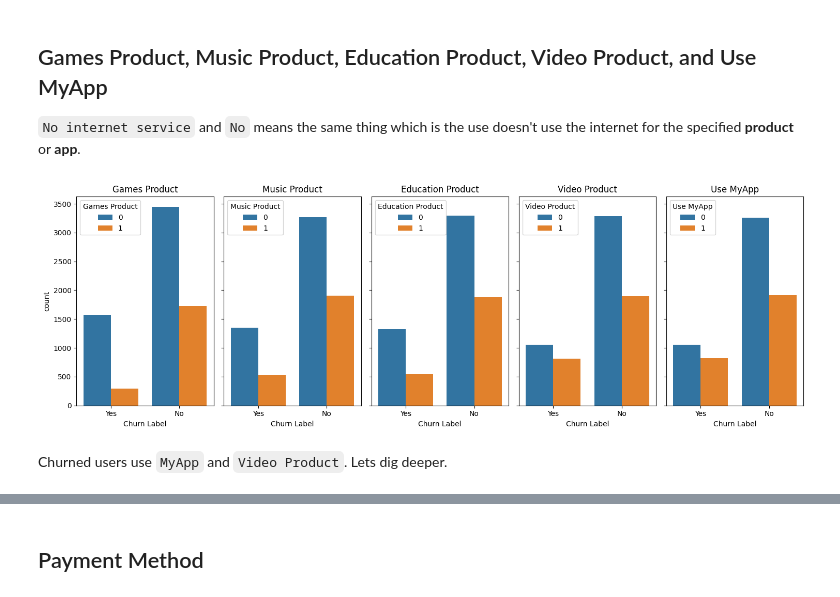
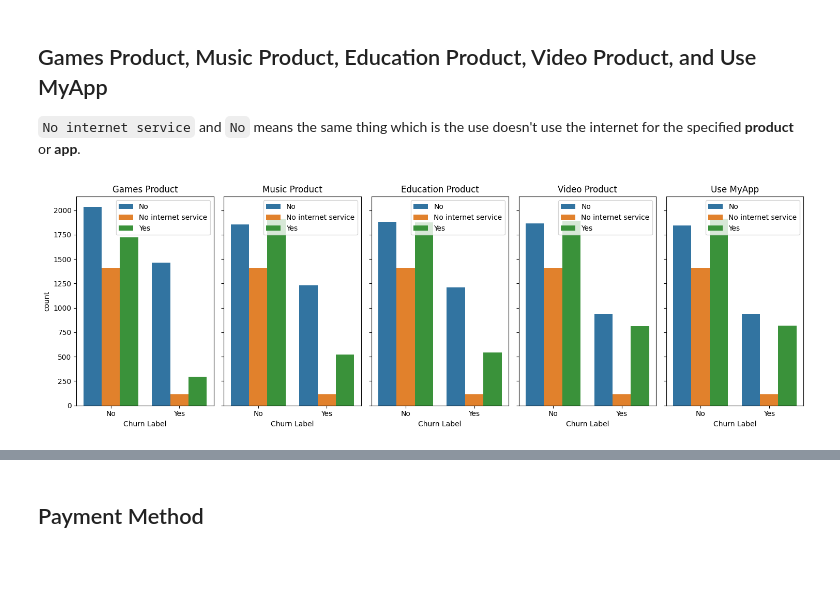
Before and after one commit to marcellinus-witarsah/data-challenge-dsw-2023, a Jupyter notebook: notebooks/03_churn_model.ipynb, the cells around one changed output, grey strips where cells are left out. Cells and saved outputs as stored; diff of their text form; code cells hidden in the pictures; blank space fills up the shorter version.

```diff
--- a/notebooks/03_churn_model.ipynb
+++ b/notebooks/03_churn_model.ipynb
@@ -179,11 +178,12 @@ df = preprocess_data(df_ori)
 # %%
 cols = ["Games Product", "Music Product", "Education Product", "Video Product", "Use MyApp"]
 fig, ax = plt.subplots(ncols=len(cols), figsize=(15, 5), sharey=True)
 for i, c in enumerate(cols):
-    sns.countplot(data=df, x='Churn Label', hue=c, ax=ax[i])
+    sns.countplot(data=df.sort_values(by=[c, 'Churn']), x='Churn Label', hue=c, ax=ax[i])
     ax[i].set_title(c)
+    ax[i].legend(
+
+    )
 fig.tight_layout()
 # %% [output]
-[figure, old version]
+[figure, new version]
-# %% [markdown]
-Churned users use `MyApp` and `Video Product`. Lets dig deeper.
```
Also changed, not shown: parts of 25 cells of this notebook, 4 other files.
